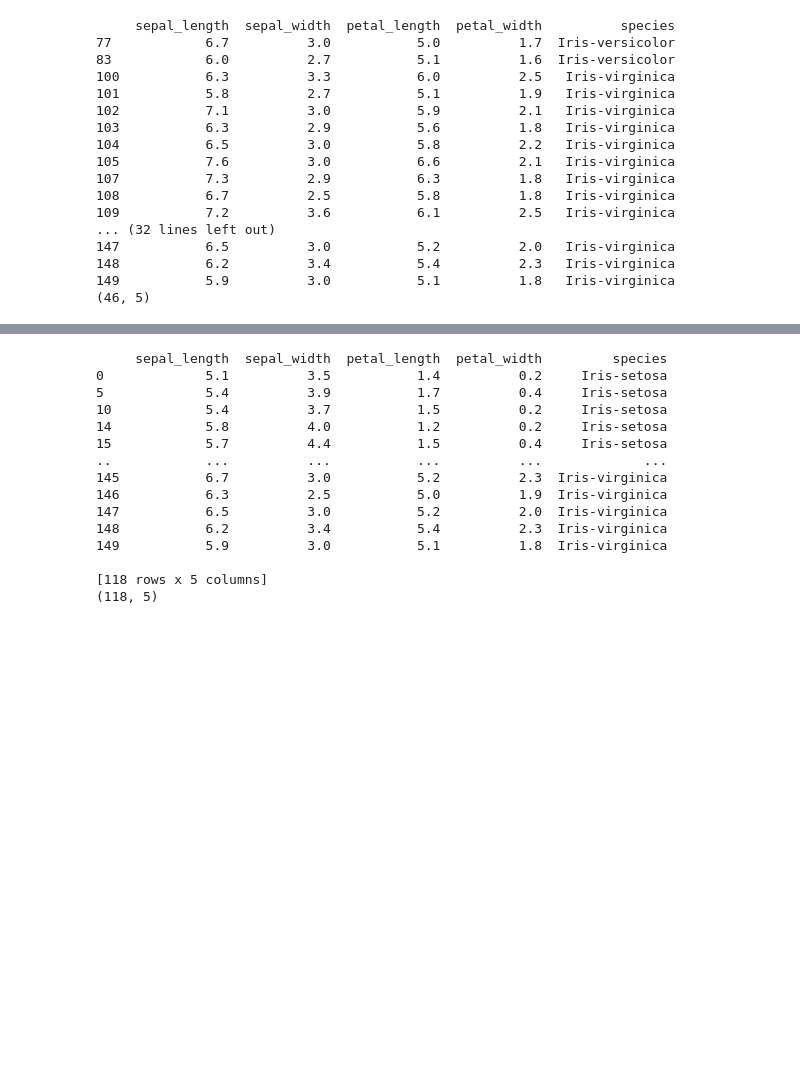
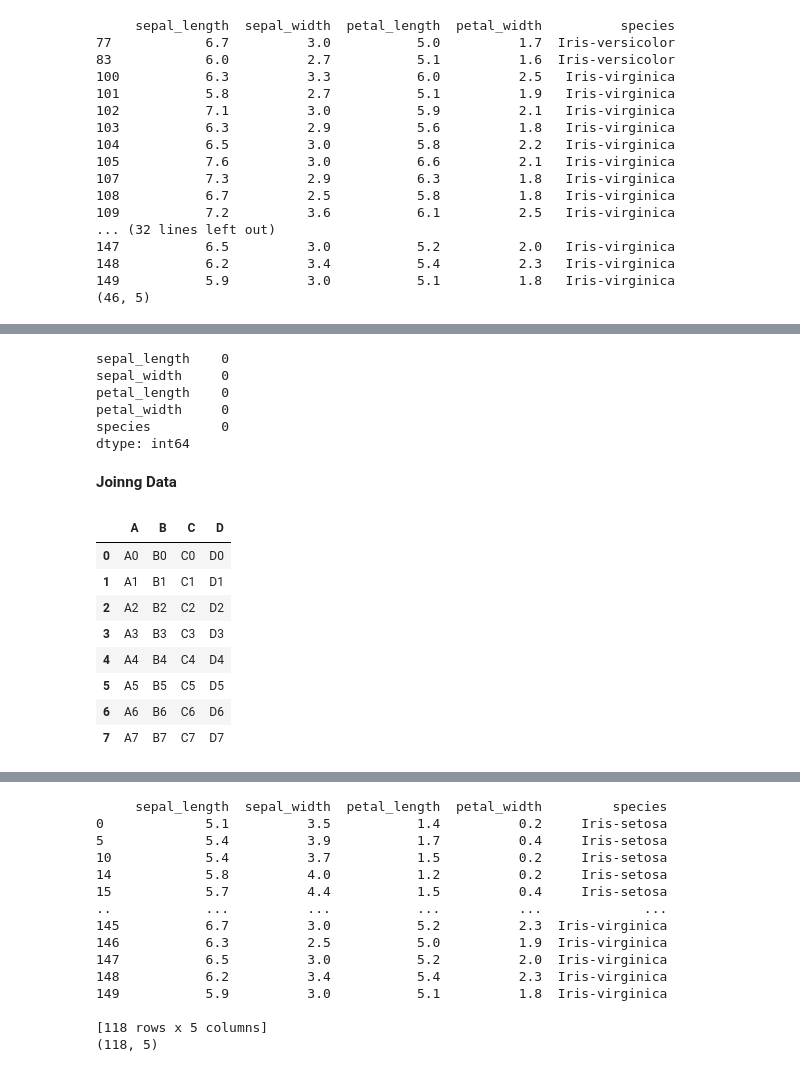
Before and after one commit to AyeshaAreej/Machine-Learning-Python-, a Jupyter notebook: PandasPractice.ipynb, the cells around one changed output, grey strips where cells are left out. Cells and saved outputs as stored; diff of their text form; code cells hidden in the pictures; blank space fills up the shorter version.

```diff
--- a/PandasPractice.ipynb
+++ b/PandasPractice.ipynb
@@ -130,0 +150,9 @@ print(data_filtered.shape)
+# %%
+data.isnull().sum() #Return column name along with number of Nan values
+# %% [output]
+sepal_length    0
+sepal_width     0
+petal_length    0
+petal_width     0
+species         0
+dtype: int64
@@ -130,0 +169,24 @@ print(data_filtered.shape)
+# %% [markdown]
+**Joinng Data**
+# %%
+#We can join, merge, and concat dataframe using different methods
+# df.concat(),df.merge(),df.join()
+#Concatinating
+
+df1 = pd.DataFrame({'A': ['A0', 'A1', 'A2', 'A3'],'B': ['B0', 'B1', 'B2', 'B3'], 'C': ['C0', 'C1', 'C2', 'C3'], 'D': ['D0', 'D1', 'D2', 'D3']},index = [0, 1, 2, 3])
+
+#Creating second dataframe
+df2 = pd.DataFrame({'A': ['A4', 'A5', 'A6', 'A7'],'B': ['B4', 'B5', 'B6', 'B7'], 'C': ['C4', 'C5', 'C6', 'C7'], 'D': ['D4', 'D5', 'D6', 'D7']}, index = [4, 5, 6, 7])
+
+# Concatenating the dataframes
+pd.concat([df1, df2])
+# %% [output]
+|  | A | B | C | D |
+| 0 | A0 | B0 | C0 | D0 |
+| 1 | A1 | B1 | C1 | D1 |
+| 2 | A2 | B2 | C2 | D2 |
+| 3 | A3 | B3 | C3 | D3 |
+| 4 | A4 | B4 | C4 | D4 |
+| 5 | A5 | B5 | C5 | D5 |
+| 6 | A6 | B6 | C6 | D6 |
+| 7 | A7 | B7 | C7 | D7 |
```
Also changed, not shown: parts of 7 cells of this notebook.
